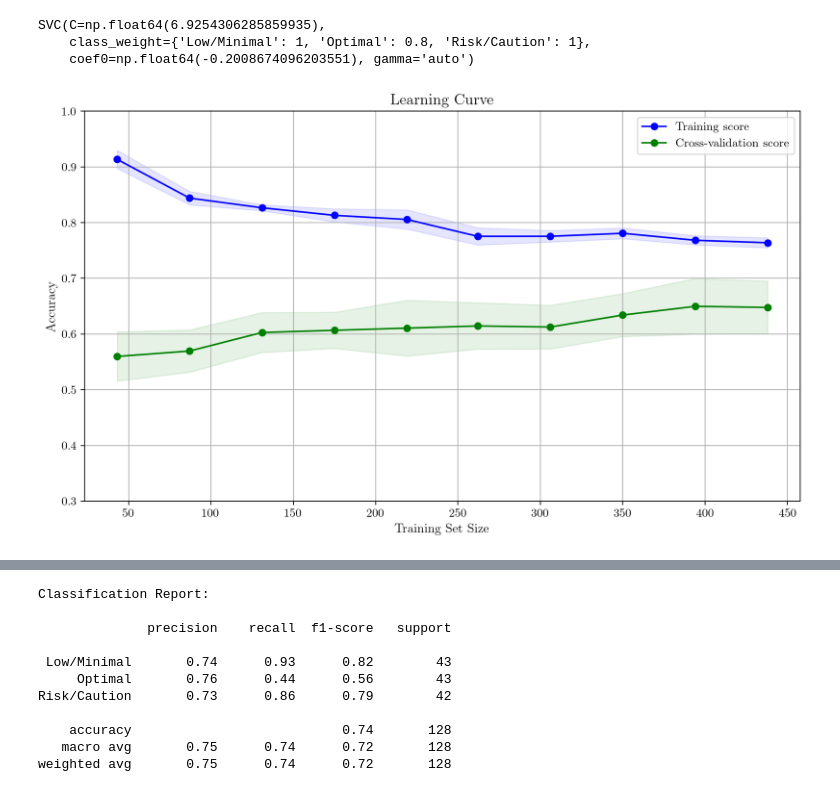
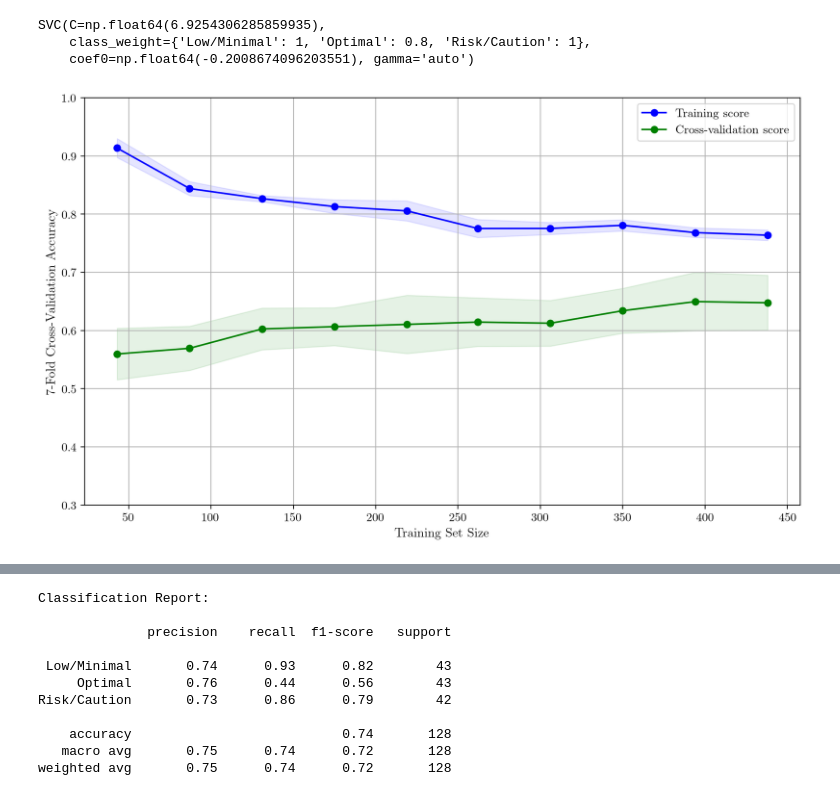
Before and after one commit to jepe06/Project-One---Fatigue-Index, a Jupyter notebook: Model SVM.ipynb, the cells around one changed output, grey strips where cells are left out. Drawn from its saved outputs; the diff is of its cells as text; code cells hidden in the pictures.

```diff
--- a/Model SVM.ipynb
+++ b/Model SVM.ipynb
@@ -22,7 +22,7 @@ plt.rcParams.update({
         "xtick.labelsize": 11,             # X-axis tick labels font size
         "ytick.labelsize": 11,             # Y-axis tick labels font size
         "figure.figsize": (5, 5*0.8),
-        "savefig.dpi": 1200,               # DPI for high-quality PNG/JPEG
+        "savefig.dpi": 900,               # DPI for high-quality PNG/JPEG
         "figure.dpi": 200,
     })
 # %%
@@ -114,32 +114,32 @@ SVC(C=np.float64(6.9254306285859935),
 # %%
 # Generate learning curve
 train_sizes, train_scores, test_scores = learning_curve(
     best_svc, X_train, y_train, cv=7, scoring='accuracy', n_jobs=-1, train_sizes=np.linspace(0.1, 1.0, 10)
 )
 
 # Calculate mean and std for plotting
 train_mean = np.mean(train_scores, axis=1)
 train_std = np.std(train_scores, axis=1)
 test_mean = np.mean(test_scores, axis=1)
 test_std = np.std(test_scores, axis=1)
 
 # Plot the learning curve
 plt.figure(figsize=(10, 6))
 plt.plot(train_sizes, train_mean, 'o-', label="Training score", color="blue")
 plt.fill_between(train_sizes, train_mean - train_std, train_mean + train_std, alpha=0.1, color="blue")
 plt.plot(train_sizes, test_mean, 'o-', label="Cross-validation score", color="green")
 plt.fill_between(train_sizes, test_mean - test_std, test_mean + test_std, alpha=0.1, color="green")
-plt.title("Learning Curve")
+#plt.title("Learning Curve")
 plt.xlabel("Training Set Size")
-plt.ylabel("Accuracy")
+plt.ylabel("7-Fold Cross-Validation Accuracy")
 plt.legend(loc="best")
 plt.grid()
 plt.tight_layout()
 plt.ylim(0.3, 1)
 plt.savefig("assets/SVM_LearningCurve", transparent=True)
 plt.show()
 # %% [output]
-[figure, old version]
+[figure, new version]
 # %%
 import matplotlib.pyplot as plt
 from sklearn.metrics import confusion_matrix, ConfusionMatrixDisplay
```
Also changed, not shown: parts of 1 cell of this notebook, 28 other files.
